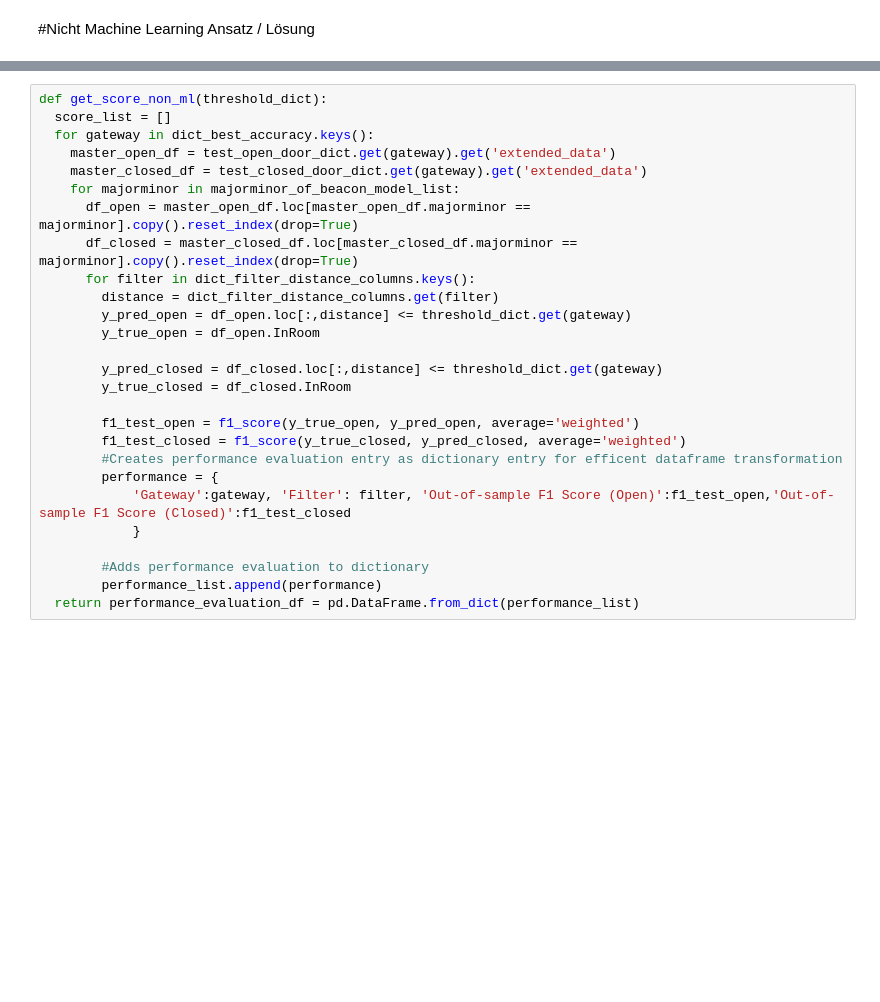
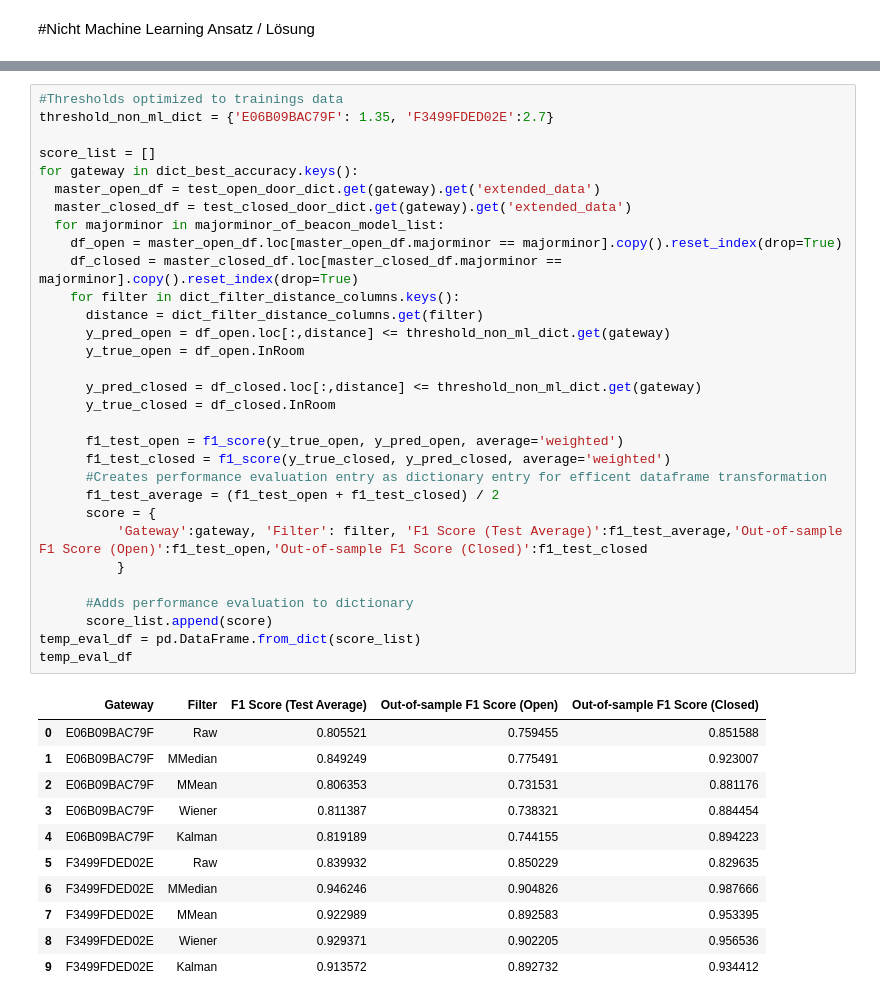
Before and after one commit to wagneced/IndoorTrackingML, a Jupyter notebook: IndoorTrackingML.ipynb, the cells around one changed output, grey strips where cells are left out. Cells and saved outputs as stored; diff of their text form; blank space fills up the shorter version.

Commit message:
Correction of non ML solution
Adaptation of threshold by evaluating the threshold values on the training dataset instead of testdataset (correction of error)

```diff
--- a/IndoorTrackingML.ipynb
+++ b/IndoorTrackingML.ipynb
@@ -2358,27 +2380,43 @@ Percentage difference in length of stay: 0.0%
 # %%
-def get_score_non_ml(threshold_dict):
-  score_list = []
-  for gateway in dict_best_accuracy.keys():
-    master_open_df = test_open_door_dict.get(gateway).get('extended_data')
-    master_closed_df = test_closed_door_dict.get(gateway).get('extended_data')
-    for majorminor in majorminor_of_beacon_model_list:
-      df_open = master_open_df.loc[master_open_df.majorminor == majorminor].copy().reset_index(drop=True)
-      df_closed = master_closed_df.loc[master_closed_df.majorminor == majorminor].copy().reset_index(drop=True)
-      for filter in dict_filter_distance_columns.keys():
-        distance = dict_filter_distance_columns.get(filter)
-        y_pred_open = df_open.loc[:,distance] <= threshold_dict.get(gateway)
-        y_true_open = df_open.InRoom
+#Thresholds optimized to trainings data
+threshold_non_ml_dict = {'E06B09BAC79F': 1.35, 'F3499FDED02E':2.7}
 
-        y_pred_closed = df_closed.loc[:,distance] <= threshold_dict.get(gateway)
-        y_true_closed = df_closed.InRoom
+score_list = []
+for gateway in dict_best_accuracy.keys():
+  master_open_df = test_open_door_dict.get(gateway).get('extended_data')
+  master_closed_df = test_closed_door_dict.get(gateway).get('extended_data')
+  for majorminor in majorminor_of_beacon_model_list:
+    df_open = master_open_df.loc[master_open_df.majorminor == majorminor].copy().reset_index(drop=True)
+    df_closed = master_closed_df.loc[master_closed_df.majorminor == majorminor].copy().reset_index(drop=True)
+    for filter in dict_filter_distance_columns.keys():
+      distance = dict_filter_distance_columns.get(filter)
+      y_pred_open = df_open.loc[:,distance] <= threshold_non_ml_dict.get(gateway)
+      y_true_open = df_open.InRoom
 
-        f1_test_open = f1_score(y_true_open, y_pred_open, average='weighted')
-        f1_test_closed = f1_score(y_true_closed, y_pred_closed, average='weighted')
-        #Creates performance evaluation entry as dictionary entry for efficent dataframe transformation
-        performance = {
-            'Gateway':gateway, 'Filter': filter, 'Out-of-sample F1 Score (Open)':f1_test_open,'Out-of-sample F1 Score (Closed)':f1_test_closed
-            }
+      y_pred_closed = df_closed.loc[:,distance] <= threshold_non_ml_dict.get(gateway)
+      y_true_closed = df_closed.InRoom
 
-        #Adds performance evaluation to dictionary
-        performance_list.append(performance)
-  return performance_evaluation_df = pd.DataFrame.from_dict(performance_list)
+      f1_test_open = f1_score(y_true_open, y_pred_open, average='weighted')
+      f1_test_closed = f1_score(y_true_closed, y_pred_closed, average='weighted')
+      #Creates performance evaluation entry as dictionary entry for efficent dataframe transformation
+      f1_test_average = (f1_test_open + f1_test_closed) / 2
+      score = {
+          'Gateway':gateway, 'Filter': filter, 'F1 Score (Test Average)':f1_test_average,'Out-of-sample F1 Score (Open)':f1_test_open,'Out-of-sample F1 Score (Closed)':f1_test_closed
+          }
+
+      #Adds performance evaluation to dictionary
+      score_list.append(score)
+temp_eval_df = pd.DataFrame.from_dict(score_list)
+temp_eval_df
+# %% [output]
+|  | Gateway | Filter | F1 Score (Test Average) | Out-of-sample F1 Score (Open) | Out-of-sample F1 Score (Closed) |
+| 0 | E06B09BAC79F | Raw | 0.805521 | 0.759455 | 0.851588 |
+| 1 | E06B09BAC79F | MMedian | 0.849249 | 0.775491 | 0.923007 |
+| 2 | E06B09BAC79F | MMean | 0.806353 | 0.731531 | 0.881176 |
+| 3 | E06B09BAC79F | Wiener | 0.811387 | 0.738321 | 0.884454 |
+| 4 | E06B09BAC79F | Kalman | 0.819189 | 0.744155 | 0.894223 |
+| 5 | F3499FDED02E | Raw | 0.839932 | 0.850229 | 0.829635 |
+| 6 | F3499FDED02E | MMedian | 0.946246 | 0.904826 | 0.987666 |
+| 7 | F3499FDED02E | MMean | 0.922989 | 0.892583 | 0.953395 |
+| 8 | F3499FDED02E | Wiener | 0.929371 | 0.902205 | 0.956536 |
+| 9 | F3499FDED02E | Kalman | 0.913572 | 0.892732 | 0.934412 |
```
Also changed, not shown: parts of 4 cells of this notebook.
